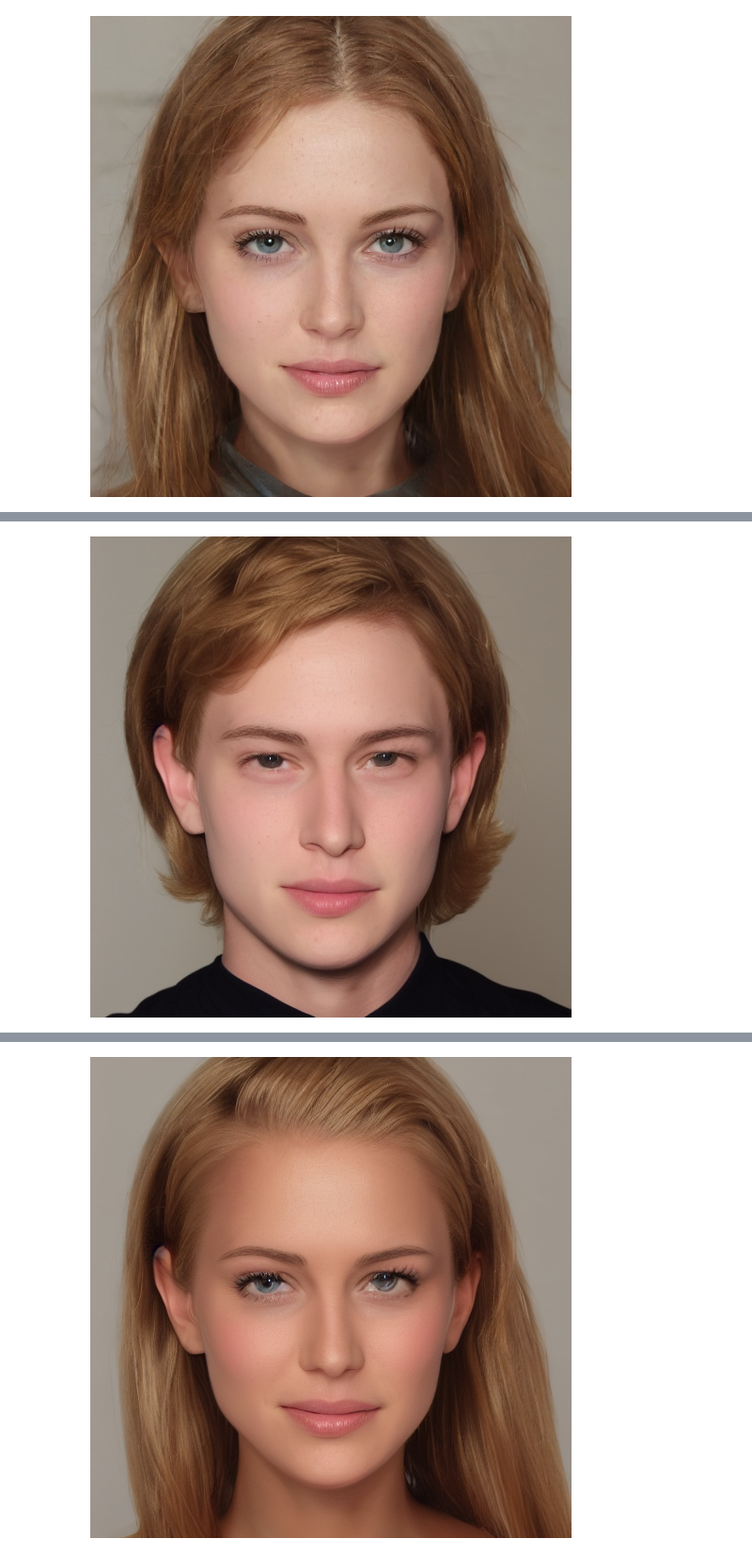
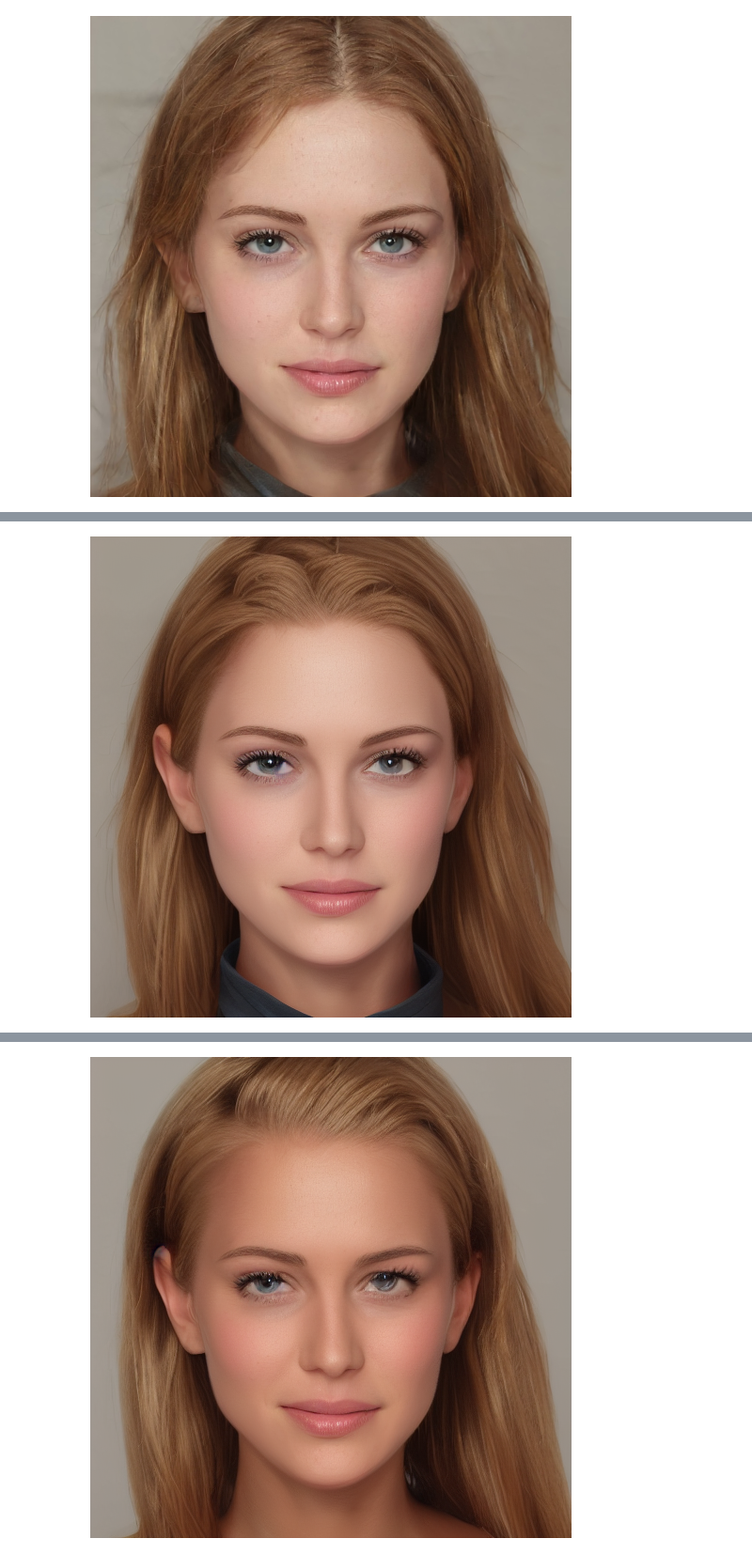
Before and after one commit to bloc97/CrossAttentionControl, a Jupyter notebook: InverseCrossAttention_Release.ipynb, the cells around one changed output, grey strips where cells are left out. Shown at 94% size. Cells and saved outputs as stored; diff of their text form; code cells hidden in the pictures.

Commit message:
Fixed a few issues running InverseCrossAttention_Release.ipynb

```diff
--- a/InverseCrossAttention_Release.ipynb
+++ b/InverseCrossAttention_Release.ipynb
@@ -7,4 +26,6 @@ from diffusers import AutoencoderKL, UNet2DConditionModel
 # %%
+import getpass
+
 #Init CLIP tokenizer and model
 model_path_clip = "openai/clip-vit-large-patch14"
 clip_tokenizer = CLIPTokenizer.from_pretrained(model_path_clip)
@@ -12,7 +33,7 @@ clip_model = CLIPModel.from_pretrained(model_path_clip, torch_dtype=torch.float1
 clip = clip_model.text_model
 
 #Init diffusion model
-auth_token = True #Replace this with huggingface auth token as a string if model is not already downloaded
+auth_token = getpass.getpass(prompt='Huggingface-cli token: ', stream=None) #Replace this with huggingface auth token as a string if model is not already downloaded
 model_path_diffusion = "CompVis/stable-diffusion-v1-4"
 unet = UNet2DConditionModel.from_pretrained(model_path_diffusion, subfolder="unet", use_auth_token=auth_token, revision="fp16", torch_dtype=torch.float16)
 vae = AutoencoderKL.from_pretrained(model_path_diffusion, subfolder="vae", use_auth_token=auth_token, revision="fp16", torch_dtype=torch.float16)
@@ -411,8 +435,9 @@ prompt_token("a photo of a woman with blonde hair", 2)
 # %% [output]
 'photo'
 # %%
-#https://pixabay.com/photos/portrait-woman-model-face-6054910/
-input_image = Image.open("portrait.png")
+import requests
+image_url = "https://raw.githubusercontent.com/nielsrolf/CrossAttentionControl/main/portrait.png"
+input_image = Image.open(requests.get(image_url, stream=True).raw)
 input_image
 # %% [output]
 [figure]
@@ -425,7 +451,7 @@ stablediffusion("a photo of a woman with blonde hair", guidance_scale=4.0, init_
 # %%
-stablediffusion("a photo of a woman with blonde hair", "a photo of a young man with short blonde hair", prompt_edit_spatial_end=0.9, guidance_scale=4.0, init_latents=gen_latents)
+stablediffusion("a photo of a woman with blonde hair", guidance_scale=4.0, init_latents=gen_latents)
 # %% [output]
-[figure, old version]
+[figure, new version]
 # %%
 stablediffusion("a photo of a woman with blonde hair", "a photo of a young man with long blonde hair and glasses", guidance_scale=4.0, init_latents=gen_latents)
 # %% [output]
```
Also changed, not shown: parts of 6 cells of this notebook.
